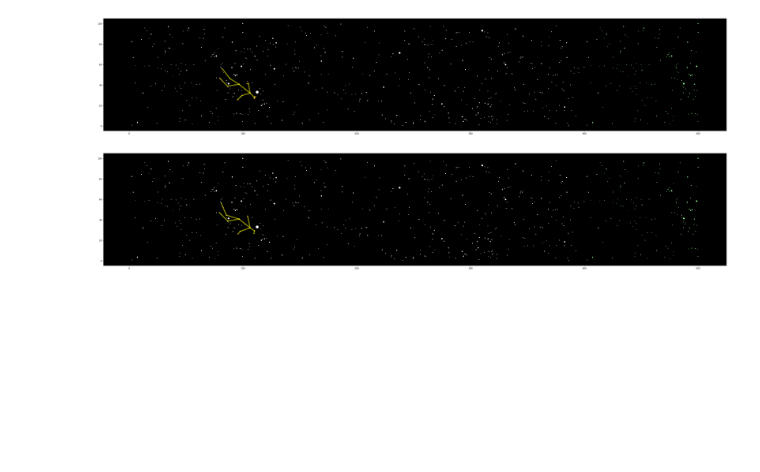
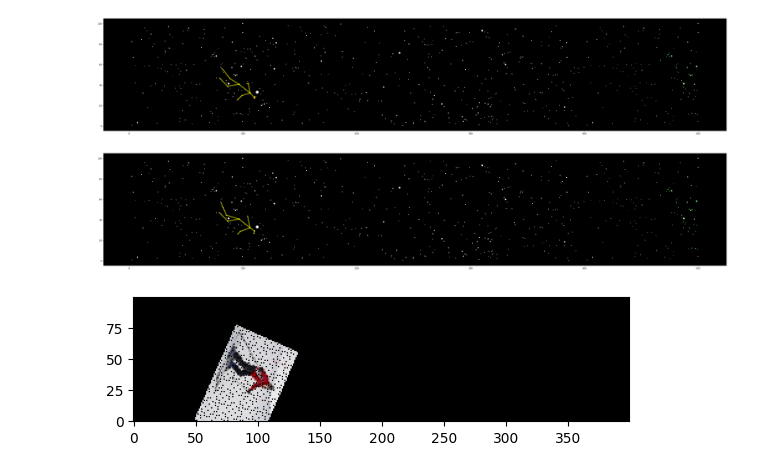
Before and after one commit to fusawa-yugo/Star-Plot, a Jupyter notebook: dot_matching/star_matching.ipynb, the cells around one changed output. Cells and saved outputs as stored; diff of their text form; code cells hidden in the pictures; blank space fills up the shorter version.

```diff
--- a/dot_matching/star_matching.ipynb
+++ b/dot_matching/star_matching.ipynb
@@ -80,6 +83,7 @@ img = mpimg.imread('../point_data/human_test/for presentation/000000000785.jpg')
 point_data=np.load('../point_data/human_test/for presentation/sample_data.npy')
 point_edge_list=np.load('../point_data/human_test/for presentation/sample_edge.npy')
 x=point_data[:,1]
+y=point_data[:,2]
 x=x.astype(float)
 y=y.astype(float)
 points=np.column_stack((x,y))
@@ -213,7 +212,6 @@ for direction in [north,south,equator,ex_equator]:
             if a_point_x<0 or a_point_x>=direction.dotsize_x or a_point_y<0 or a_point_y>=direction.dotsize_y:
                 break
             indice3=direction.near_dot[a_point_y][a_point_x]
-            #print(indice3,len(a_x),len(a_y))
             nearest_star=np.array([a_x[indice3],a_y[indice3]]).reshape(-1)
             dist+=np.sum((a_point-nearest_star)**2)/(norm**(2))
             near_stars[i]=indice3
@@ -236,6 +234,8 @@ for direction in [north,south,equator,ex_equator]:
                 direction.min_dist=dist
                 direction.min_stars=near_stars
                 direction.min_a_points=a_points
+                direction.min_theta=theta
+                direction.min_norm=norm
             if dist>direction.min_dist:
                 break
     print(direction.min_dist)
@@ -263,0 +277,72 @@ equator
+# %%
+def resize_and_rotate_image(image_path,resize_rate, rotate_theta,point):
+    image = Image.open(image_path)
+    width, height = image.size
+    center_x=point[0]
+    center_y=point[1]
+    resized_image = image.resize((int(width*resize_rate), int(height*resize_rate)))
+    image_array = np.array(resized_image)
+    return image_array
+# %%
+image_array=resize_and_rotate_image('../point_data/human_test/for presentation/000000000785.jpg',resize_rate ,rotate_theta*180/np.pi,points[0])
+# %%
+
+reshaped_image_array=np.zeros((direction.dotsize_y,direction.dotsize_x,3),dtype=int)
+y_size=image_array.shape[0]
+x_size=image_array.shape[1]
+
+x_center=int(round(points[0][0]*resize_rate,0))
+y_center=int(round(points[0][1]*resize_rate,0))
+x_destination=int(round(direction.min_a_points[0][0],0))
+y_destination=int(round(direction.min_a_points[0][1],0))
+x_diff=int(x_destination-x_center)
+y_diff=int(y_destination-y_center)
+
+for i in range(y_size):
+    for j in range(x_size):
+        re_i=i-y_center
+        re_j=j-x_center
+        p=np.array([re_j,re_i])
+        rotated_p=rotate_point(p,rotate_theta)
+        ro_i=int(round(rotated_p[1],0))
+        ro_j=int(round(rotated_p[0],0))
+        if ro_i+y_destination<0 or ro_j+x_destination<0:
+            continue
+        try:
+            reshaped_image_array[ro_i+y_destination][ro_j+x_destination]=image_array[i][j]
+        except IndexError:
+            pass
+
+'''
+for i in range(y_size):
+    for j in range(x_size):
+        re_i=i-y_center
+        re_j=j-x_center
+        try:
+            reshaped_image_array[i+y_diff][j+x_diff]=image_array[i][j]
+        except IndexError:
+            pass
+
+
+reshaped_image_array = reshaped_image_array.astype(np.uint8)
+
+fig, ax = plt.subplots()
+ax.imshow(reshaped_image_array)
+ax.invert_yaxis()
+plt.show()
+
+
+
+reshaped_image = Image.fromarray(reshaped_image_array)
+
+reshaped_image=reshaped_image.rotate(-rotate_theta*180/np.pi,center=(x_destination,y_destination))
+
+reshaped_image_array=np.array(reshaped_image)
+'''
+
+fig, ax = plt.subplots()
+ax.imshow(reshaped_image_array)
+ax.invert_yaxis()
+plt.show()
+# %% [output]
+[figure, added]
```
Also changed, not shown: parts of 7 cells of this notebook.
